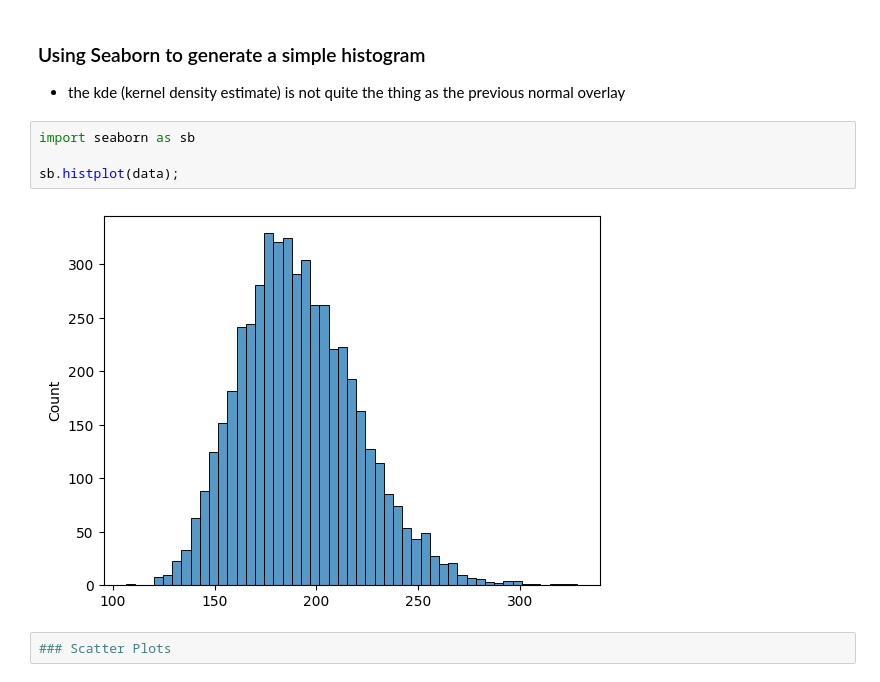
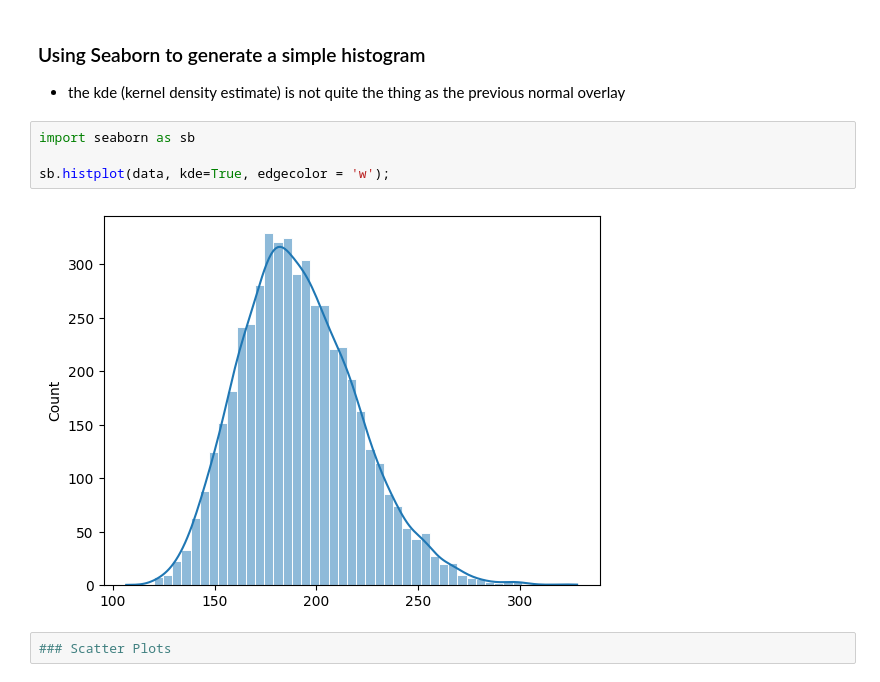
Before and after one commit to juberroc/OIM_7502_classwork, a Jupyter notebook: 04-basic_matplotlib.ipynb, the cells around one changed output. Cells and saved outputs as stored; diff of their text form.

```diff
--- a/04-basic_matplotlib.ipynb
+++ b/04-basic_matplotlib.ipynb
@@ -100,9 +100,9 @@ plt.grid(axis = 'y', alpha = 0.3)
 # %%
 import seaborn as sb
 
-sb.histplot(data);
+sb.histplot(data, kde=True, edgecolor = 'w');
 # %% [output]
-[figure, old version]
+[figure, new version]
 # %%
 ### Scatter Plots
 # %% [markdown]
```
